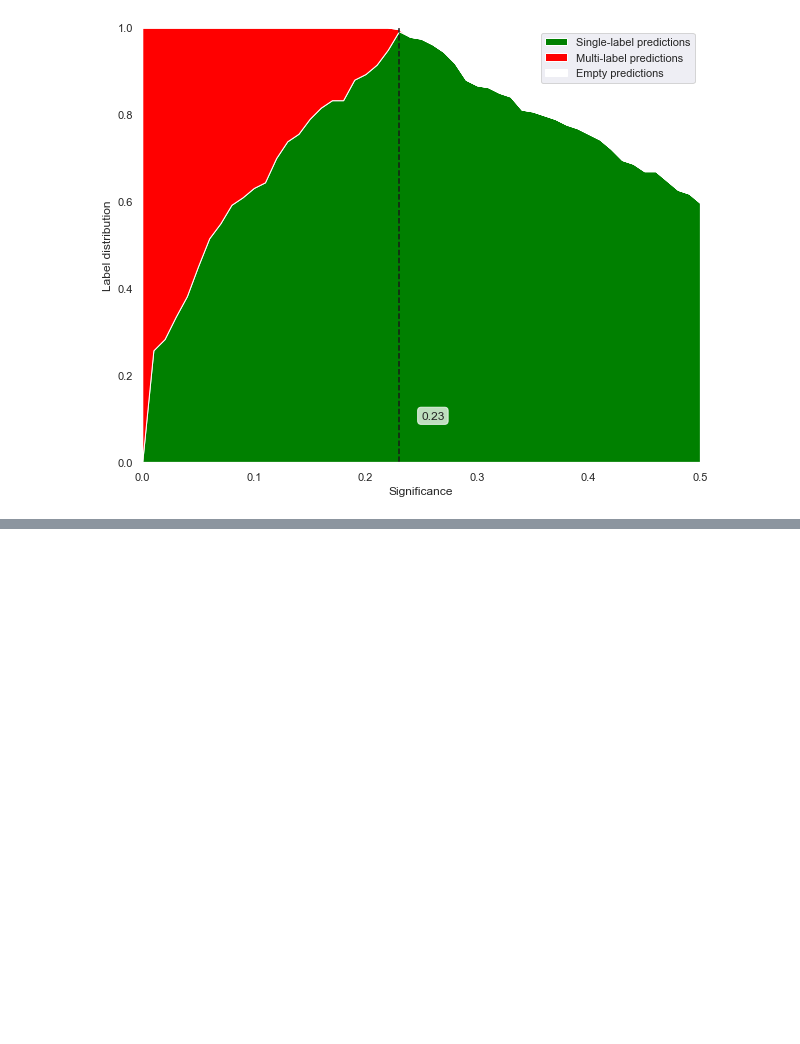
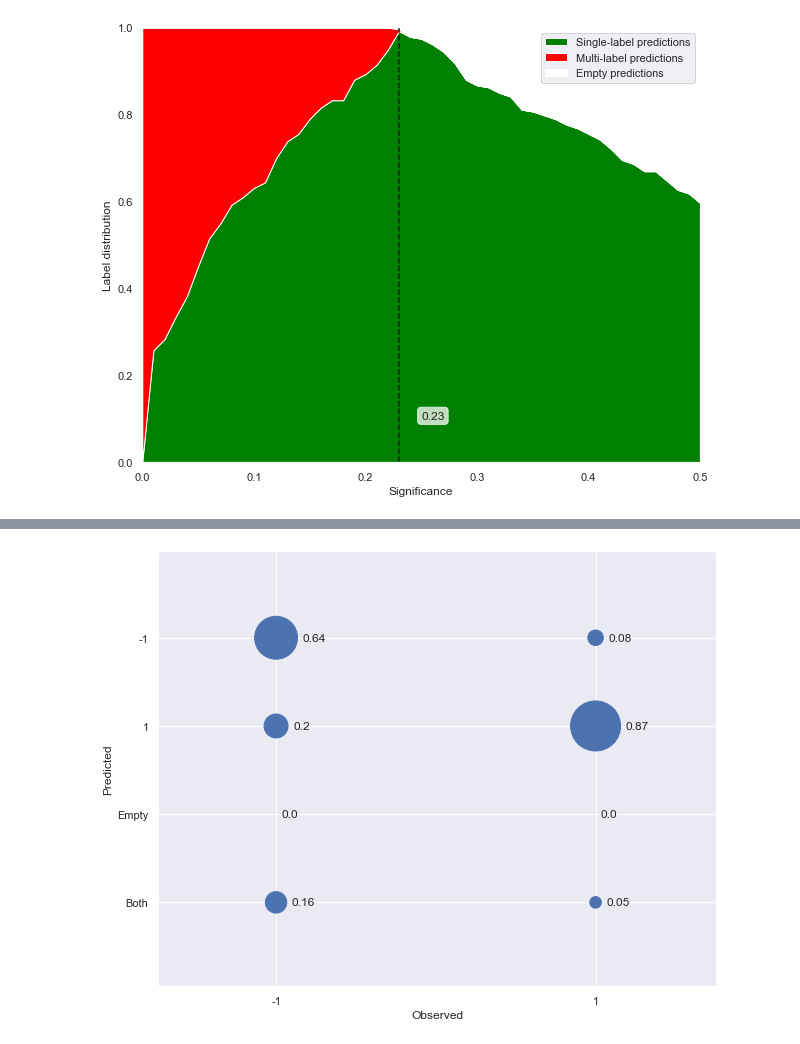
Before and after one commit to pharmbio/plot_utils, a Jupyter notebook: python/User_guide_plotting.ipynb, the cells around one changed output, grey strips where cells are left out. Cells and saved outputs as stored; diff of their text form; code cells hidden in the pictures; blank space fills up the shorter version.

```diff
--- a/python/User_guide_plotting.ipynb
+++ b/python/User_guide_plotting.ipynb
@@ -124,0 +126,6 @@ fig = plotting.plot_label_distribution(true_lab, p_vals, significance_max=.5)
+# %%
+# Compute a normalized confusion matrix where each column sums to 1
+CM_norm = metrics.calc_confusion_matrix(true_lab, p_vals, significance=0.2, class_labels=[-1,1], normalize_per_class=True)
+bubble_plot_norm = plotting.plot_confusion_matrix_bubbles(confusion_matrix=CM_norm)
+# %% [output]
+[figure, added]
```
Also changed, not shown: parts of 8 cells of this notebook, 2 other files.
